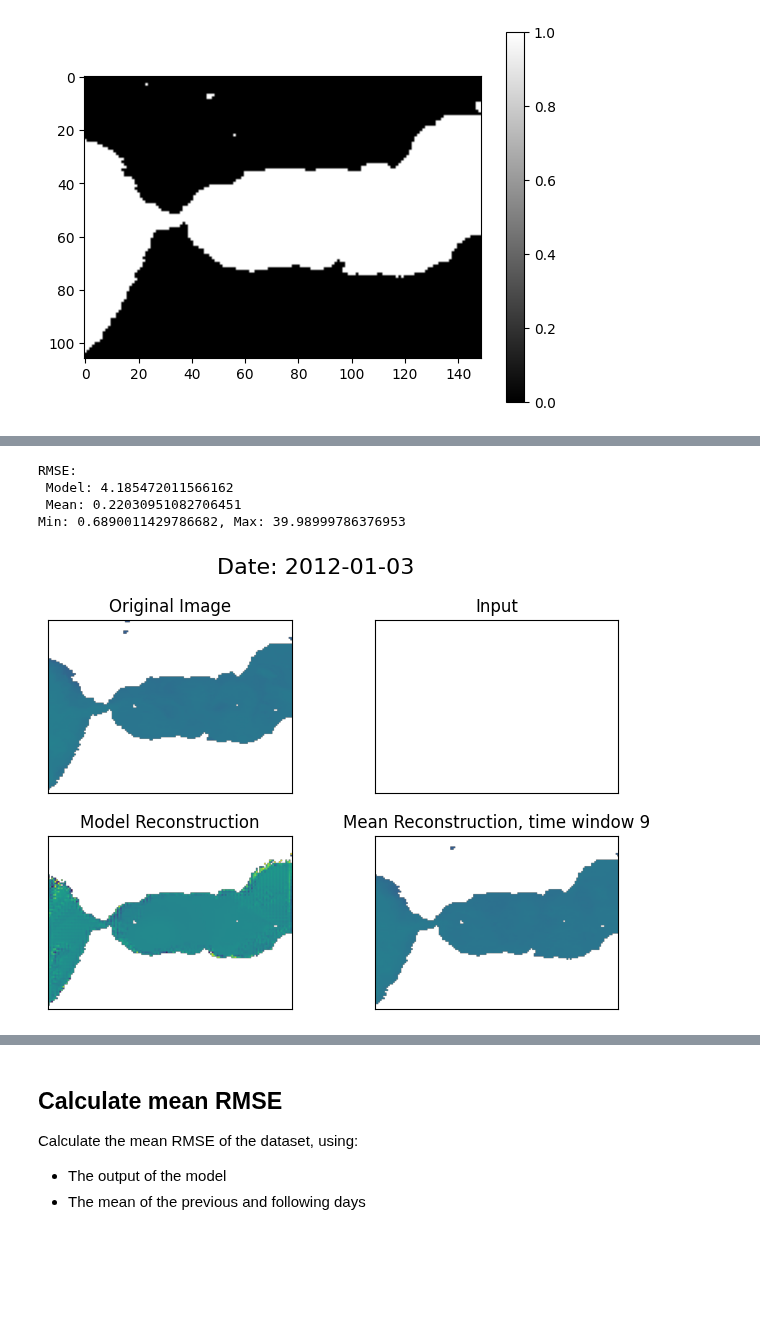
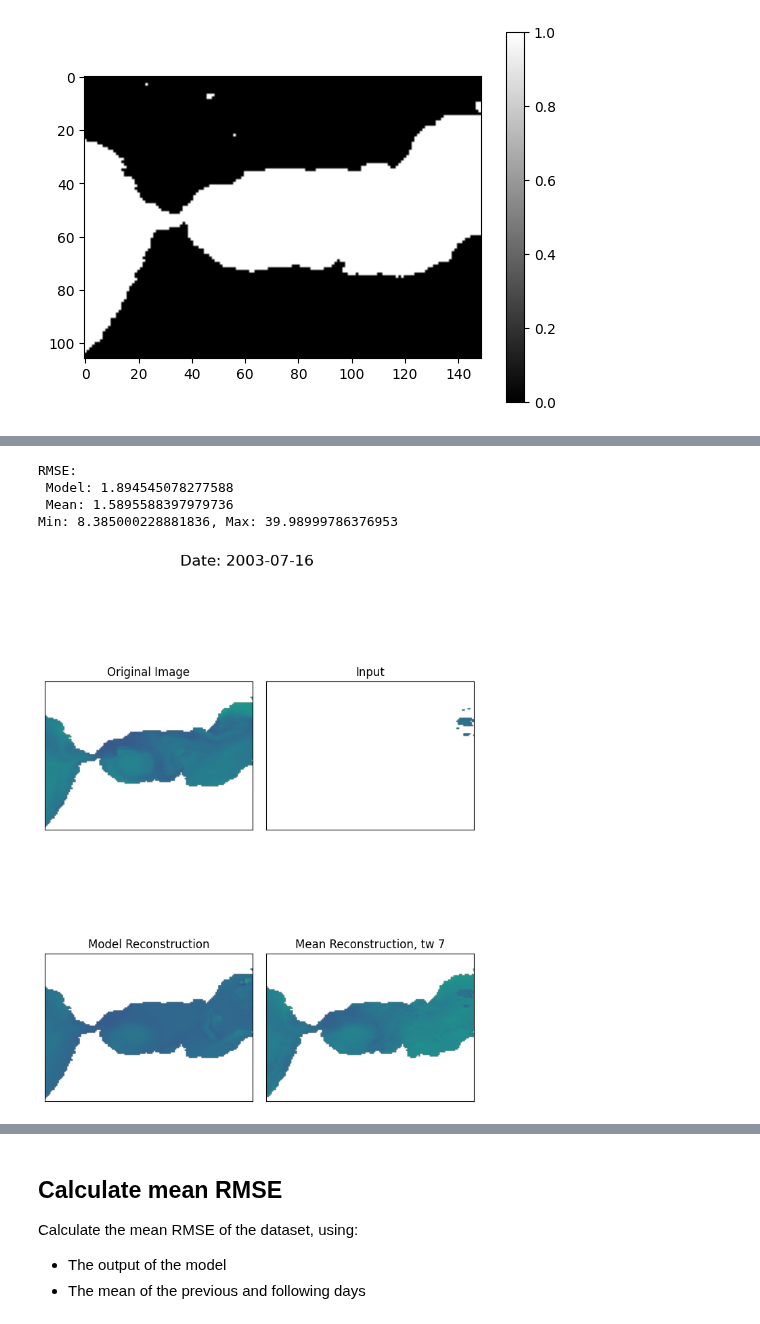
Before and after one commit to LisaDaVinchie/DINCAE.jl, a Jupyter notebook: data_analysis.ipynb, the cells around one changed output, grey strips where cells are left out. Drawn from its saved outputs; the diff is of its cells as text; code cells hidden in the pictures; blank space fills up the shorter version.

```diff
--- a/data_analysis.ipynb
+++ b/data_analysis.ipynb
@@ -7,7 +7,7 @@ import xarray
 import numpy as np
 import matplotlib.pyplot as plt
 # %%
-i = 8# Index of the trial to analyze
+i = 10# Index of the trial to analyze
 base_folder = f"./results/trial_{i}/"
 
 result = xarray.open_dataset(f"{base_folder}/data-avg.nc") # Model output
@@ -89,8 +99,8 @@ plt.colorbar()
 # %%
-time_window = 9 # Specify the time window for reconstruction
+time_window = 7 # Specify the time window for reconstruction
 n_days = time_window // 2 # Get the number of days before and after the current day
 
-i = np.random.choice(added_clouds[-1, :])  # Randomly select a day with added clouds
+i = np.random.choice(added_clouds[-100:, 0])  # Randomly select a day with added clouds
 # i = added_clouds[-2, 0]
 reconstruction_days = [x for x in range(i - n_days, i + n_days + 1) if x != i]
 
@@ -116,39 +126,39 @@ print(f"RMSE:\n Model: {RMSE_model}\n Mean: {RMSE_mean}")
 
 # Calculate the min and max values for consistent color scaling
 vmin = np.min([np.nanmin(reconstructed_img), np.nanmin(cleanup_clouds_sst), np.nanmin(reconstructed_mean_img)])
 vmax = np.max([np.nanmax(reconstructed_img), np.nanmax(cleanup_clouds_sst), np.nanmax(reconstructed_mean_img)])
 print(f"Min: {vmin}, Max: {vmax}")
 
-fig, axs = plt.subplots(2, 2, figsize=(7, 5), sharex=True, sharey=True)
+fig, axs = plt.subplots(2, 2, figsize = (7, 10), sharex=True, sharey=True)
 # fig.suptitle(f"RMSE Model: {RMSE_model:.2f}, RMSE Mean: {RMSE_mean:.2f}", fontsize=16)
 fig.suptitle(f"Date: {date}", fontsize=16)
 
 axs[0, 0].imshow(cleanup_sst[i], cmap='viridis', vmin=vmin, vmax=vmax)
 axs[0, 0].set_title('Original Image')
 
 axs[0, 1].imshow(cleanup_clouds_sst[i], cmap='viridis', vmin=vmin, vmax=vmax)
 axs[0, 1].set_title('Input')
 
 axs[1, 0].imshow(reconstructed_img, cmap='viridis', vmin=vmin, vmax=vmax)
 axs[1, 0].set_title('Model Reconstruction')
 
 axs[1, 1].imshow(reconstructed_mean_img, cmap='viridis', vmin=vmin, vmax=vmax)
-axs[1, 1].set_title(f'Mean Reconstruction, time window {time_window}')
+axs[1, 1].set_title(f'Mean Reconstruction, tw {time_window}')
 
 plt.tight_layout()
 for ax in axs.flat:
     ax.set_xticks([])
     ax.set_yticks([])
 # plt.colorbar(axs[0, 0].imshow(cleanup_sst[i], cmap='viridis', vmin=vmin, vmax=vmax),
 #              ax=axs,
 #              orientation='horizontal')
 plt.show()
 # %% [output]
 RMSE:
- Model: 4.185472011566162
- Mean: 0.22030951082706451
-Min: 0.6890011429786682, Max: 39.98999786376953
+ Model: 1.894545078277588
+ Mean: 1.5895588397979736
+Min: 8.385000228881836, Max: 39.98999786376953
-[figure, old version]
+[figure, new version]
 # %%
 plt.imshow(result_sst[i])
 plt.colorbar()
```
Also changed, not shown: parts of 8 cells of this notebook.
